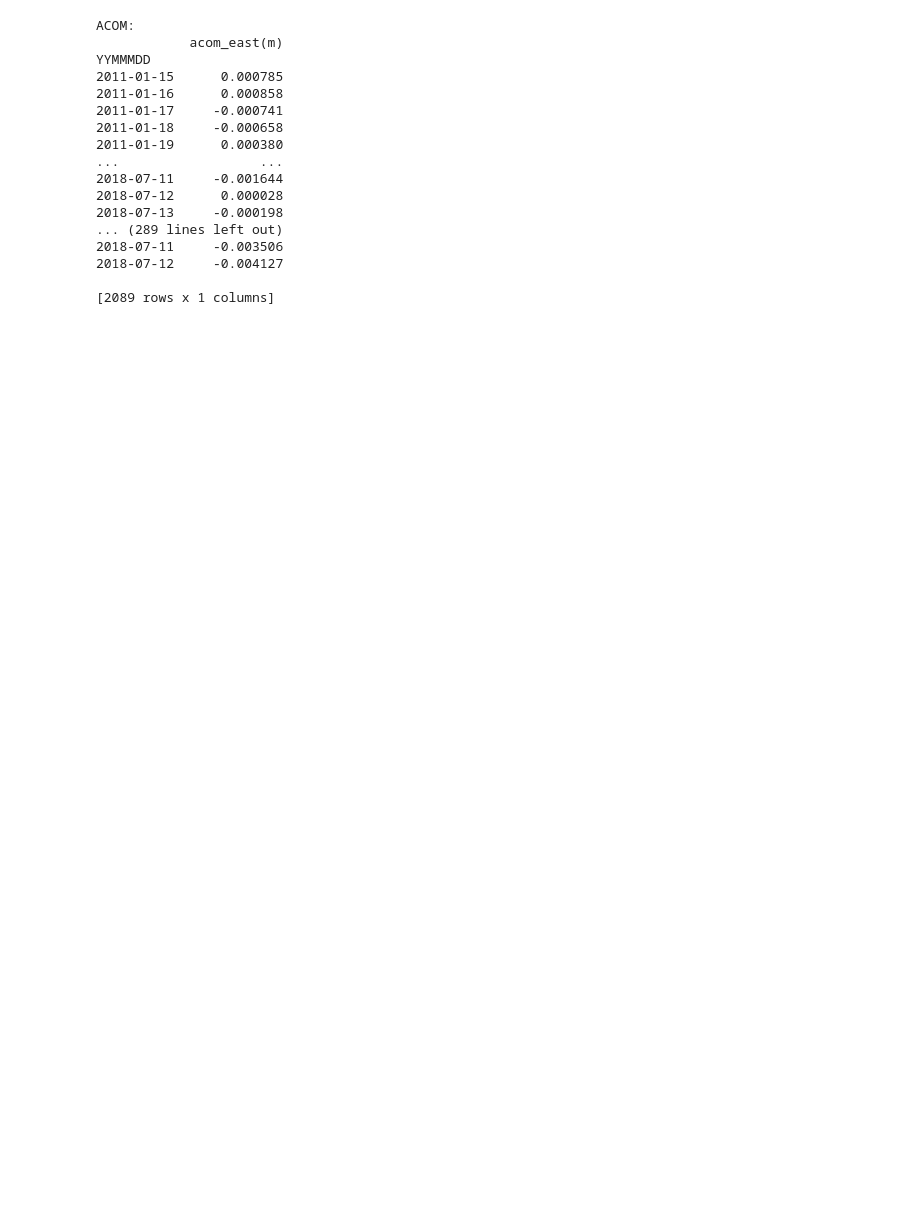
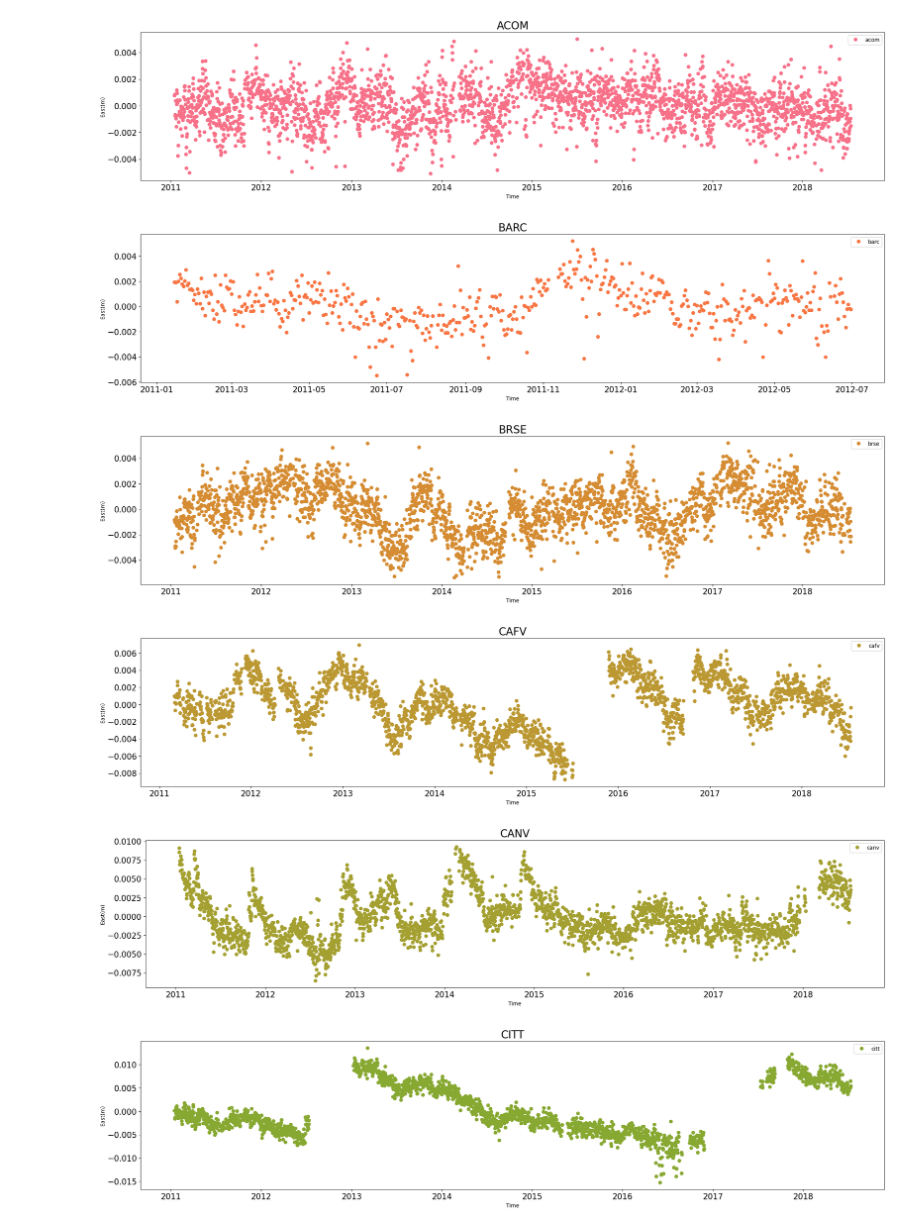
Before and after one commit to Rafaelaboliver/Time-Series-Analysis, a Jupyter notebook: Cansiglio Plateau + Classical Karst/time_series_script.ipynb, the cells around one changed output. Cells and saved outputs as stored; diff of their text form; code cells hidden in the pictures; blank space fills up the shorter version.

Commit message:
time series script: (for) to plot and check data/station

```diff
--- a/Cansiglio Plateau + Classical Karst/time_series_script.ipynb
+++ b/Cansiglio Plateau + Classical Karst/time_series_script.ipynb
@@ -95,7 +93,7 @@ for station_name, station_data in station_data_dict.items():
     #print(f'{station_name.upper()}: \n{station_data}\n')
 # %%
 def remove_outliers(station_data, station_name):
-    limiar_z = 2.0
+    limiar_z = 3.0
 
 
     selecting_outliers = station_data[(np.abs(station_data-station_data.mean())
@@ -122,23 +120,29 @@ for station_name, station_data in detrended_data_dict.items():
 
 #printing dataframe
 #stations detrended
-for station_name, station_data in stations_outliers_removed_dict.items():
-    print(f'{station_name.upper()}: \n{station_data}\n')
+#for station_name, station_data in stations_outliers_removed_dict.items():
+    #print(f'{station_name.upper()}: \n{station_data}\n')
-# %% [output]
-ACOM:
-            acom_east(m)
-YYMMMDD
-2011-01-15      0.000785
-2011-01-16      0.000858
-2011-01-17     -0.000741
-2011-01-18     -0.000658
-2011-01-19      0.000380
-...                  ...
-2018-07-11     -0.001644
-2018-07-12      0.000028
-2018-07-13     -0.000198
-... (289 lines left out)
-2018-07-11     -0.003506
-2018-07-12     -0.004127
-
-[2089 rows x 1 columns]
+# %%
+#checking the station's plots
+
+colors = sns.color_palette("husl", len(stations_outliers_removed_dict))
+
+for i, (station_name, station_data) in enumerate(stations_outliers_removed_dict.items()):
+    plt.figure(figsize=(25, 5))
+
+    plt.plot(station_data.index, station_data, 'o', label=f'{station_name}', color = colors[i])
+    plt.title(f'{station_name.upper()}', fontsize = 20)
+    plt.xlabel('Time')
+    plt.xticks(fontsize=15)
+    plt.ylabel('East(m)')
+    plt.yticks(fontsize=15)
+    #plt.ylim(-0.008,0.008)
+    plt.legend()
+    plt.show()
+# %% [output]
+[figure, added]
+[figure, added]
+[figure, added]
+[figure, added]
+[figure, added]
+[figure, added]
```
Also changed, not shown: parts of 2 cells of this notebook.
